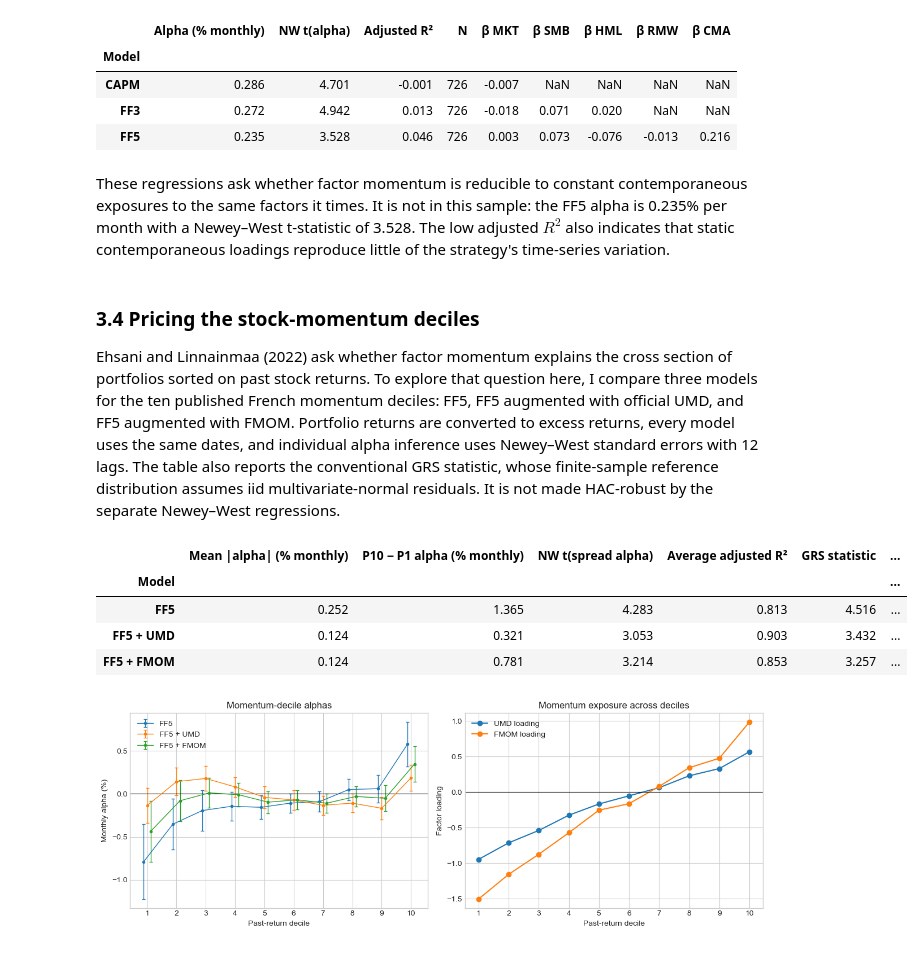
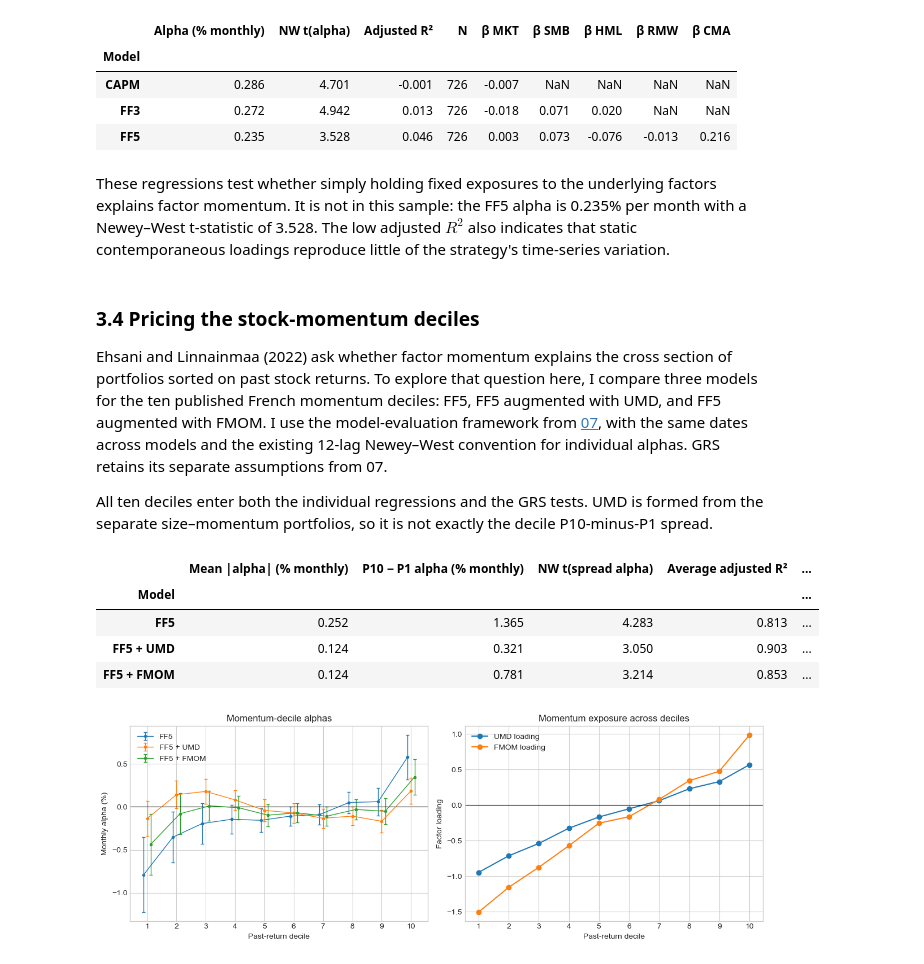
Before and after one commit to jacobkorsgaard/factor-asset-pricing-library, a Jupyter notebook: notebooks/08_momentum_in_asset_pricing.ipynb, the cells around one changed output. Drawn from its saved outputs; the diff is of its cells as text; code cells hidden in the pictures.

```diff
--- a/notebooks/08_momentum_in_asset_pricing.ipynb
+++ b/notebooks/08_momentum_in_asset_pricing.ipynb
@@ -153,11 +84,24 @@ Here each formation is held for one month. For a longer holding period $H$, the
 # %%
-# French publishes the monthly NYSE-breakpoint prior-(2,12) deciles.
-# This analyzes their payoffs. It cannot reproduce security-level assignments.
 momentum_deciles = load_french("momentum_deciles", RAW).loc["1951-01":"2024-12"]
+size_momentum = load_french("momentum_size", RAW).loc["1951-01":"2024-12"]
+assert len(size_momentum) == 888 and not size_momentum.isna().any().any()
 assert not momentum_deciles.isna().any().any()
-wml_frame = pd.DataFrame({"WML_long": momentum_deciles["P10"],
-                          "WML_short": momentum_deciles["P1"]})
-wml_frame["WML"] = wml_frame["WML_long"] - wml_frame["WML_short"]
-wml = wml_frame["WML"]
+
+# Use the same 2×3 factor construction as the other Fama–French factors.
+size_momentum_cells = size_momentum.rename_axis(columns="portfolio").reset_index().melt(
+    id_vars="date", value_name="ret"
+)
+size_momentum_cells["prior_return_group"] = size_momentum_cells["portfolio"].map({
+    "SmallLow": "Low", "SmallMiddle": "Middle", "SmallHigh": "High",
+    "BigLow": "Low", "BigMiddle": "Middle", "BigHigh": "High",
+})
+size_momentum_cells["size_group"] = size_momentum_cells["portfolio"].str.extract(r"^(Small|Big)", expand=False)
+umd_legs = fama_french_2x3_factor(
+    size_momentum_cells, size_col="size_group", characteristic_col="prior_return_group",
+    small="Small", big="Big", low="Low", middle="Middle", high="High", name="UMD",
+).set_index("date")
+constructed_umd = umd_legs["UMD"]
+expected_umd = .5 * (size_momentum["SmallHigh"] + size_momentum["BigHigh"]
+                     - size_momentum["SmallLow"] - size_momentum["BigLow"])
+assert np.allclose(constructed_umd, expected_umd)
 momentum_portfolios = momentum_deciles.rename(columns={f"P{i}": i for i in range(1, 11)}).rename_axis(columns="momentum_portfolio").reset_index().melt(id_vars="date", value_name="ret")
-display(sample_coverage(momentum_deciles))
@@ -242,7 +168,7 @@ models = {
     "FF3": ["MKT", "SMB", "HML"],
     "FF5": ["MKT", "SMB", "HML", "RMW", "CMA"],
 }
-stock_model_sample = pd.concat([umd, factors], axis=1).dropna()
+stock_model_sample = pd.concat([constructed_umd, factors], axis=1).dropna()
 stock_model_rows = []
 for model_name, regressors in models.items():
     fit = time_series_regression(stock_model_sample["UMD"], stock_model_sample[regressors], cov_type="HAC", hac_lags=12)
@@ -390,47 +325,51 @@ pd.DataFrame(fmom_model_rows).set_index("Model")
 | FF3 | 0.272 | 4.942 | 0.013 | 726 | -0.018 | 0.071 | 0.020 | NaN | NaN |
 | FF5 | 0.235 | 3.528 | 0.046 | 726 | 0.003 | 0.073 | -0.076 | -0.013 | 0.216 |
 # %% [markdown]
-These regressions ask whether factor momentum is reducible to constant contemporaneous exposures to the same factors it times. It is not in this sample: the FF5 alpha is 0.235% per month with a Newey–West t-statistic of 3.528. The low adjusted $R^2$ also indicates that static contemporaneous loadings reproduce little of the strategy's time-series variation.
+These regressions test whether simply holding fixed exposures to the underlying factors explains factor momentum. It is not in this sample: the FF5 alpha is 0.235% per month with a Newey–West t-statistic of 3.528. The low adjusted $R^2$ also indicates that static contemporaneous loadings reproduce little of the strategy's time-series variation.
 # %% [markdown]
 ### 3.4 Pricing the stock-momentum deciles
 
-Ehsani and Linnainmaa (2022) ask whether factor momentum explains the cross section of portfolios sorted on past stock returns. To explore that question here, I compare three models for the ten published French momentum deciles: FF5, FF5 augmented with official UMD, and FF5 augmented with FMOM. Portfolio returns are converted to excess returns, every model uses the same dates, and individual alpha inference uses Newey–West standard errors with 12 lags. The table also reports the conventional GRS statistic, whose finite-sample reference distribution assumes iid multivariate-normal residuals. It is not made HAC-robust by the separate Newey–West regressions.
+Ehsani and Linnainmaa (2022) ask whether factor momentum explains the cross section of portfolios sorted on past stock returns. To explore that question here, I compare three models for the ten published French momentum deciles: FF5, FF5 augmented with UMD, and FF5 augmented with FMOM. I use the model-evaluation framework from [07](07_asset_pricing_model_evaluation.ipynb), with the same dates across models and the existing 12-lag Newey–West convention for individual alphas. GRS retains its separate assumptions from 07.
+
+All ten deciles enter both the individual regressions and the GRS tests. UMD is formed from the separate size–momentum portfolios, so it is not exactly the decile P10-minus-P1 spread.
 # %%
-pricing_sample = pd.concat([momentum_deciles, risk_free, factors, umd, fmom.rename("FMOM")], axis=1).dropna()
+pricing_sample = pd.concat([momentum_deciles, risk_free, factors, constructed_umd, fmom.rename("FMOM")], axis=1).dropna()
 test_assets = pricing_sample[momentum_deciles.columns].sub(pricing_sample["RF"], axis=0)
 pricing_models = {
     "FF5": ["MKT", "SMB", "HML", "RMW", "CMA"],
     "FF5 + UMD": ["MKT", "SMB", "HML", "RMW", "CMA", "UMD"],
     "FF5 + FMOM": ["MKT", "SMB", "HML", "RMW", "CMA", "FMOM"],
 }
 pricing_results = {}
 pricing_rows = []
 spread = test_assets["P10"] - test_assets["P1"]
+grs_assets = test_assets
 for model_name, regressors in pricing_models.items():
     model_factors = pricing_sample[regressors]
     estimates = factor_regressions(test_assets, model_factors, cov_type="HAC", hac_lags=12)
     pricing_results[model_name] = estimates
     errors = pricing_error_summary(estimates)
     spread_fit = time_series_regression(spread, model_factors, cov_type="HAC", hac_lags=12)
-    grs = grs_test(test_assets, model_factors)
+    grs = grs_test(grs_assets, model_factors)
     pricing_rows.append({
         "Model": model_name,
         "Mean |alpha| (% monthly)": 100 * errors["mean_absolute_alpha"],
         "P10 − P1 alpha (% monthly)": 100 * spread_fit.params["const"],
         "NW t(spread alpha)": spread_fit.tvalues["const"],
         "Average adjusted R²": estimates["adjusted_r_squared"].mean(),
+        "GRS test portfolios": len(grs_assets.columns),
         "GRS statistic": grs["statistic"],
         "GRS p-value": grs["pvalue"],
         "N": grs["nobs"],
     })
 pricing_comparison = pd.DataFrame(pricing_rows).set_index("Model")
 pricing_comparison
 # %% [output]
-|  | Mean |alpha| (% monthly) | P10 − P1 alpha (% monthly) | NW t(spread alpha) | Average adjusted R² | GRS statistic | ... |
-| Model |  |  |  |  |  | ... |
-| FF5 | 0.252 | 1.365 | 4.283 | 0.813 | 4.516 | ... |
-| FF5 + UMD | 0.124 | 0.321 | 3.053 | 0.903 | 3.432 | ... |
-| FF5 + FMOM | 0.124 | 0.781 | 3.214 | 0.853 | 3.257 | ... |
+|  | Mean |alpha| (% monthly) | P10 − P1 alpha (% monthly) | NW t(spread alpha) | Average adjusted R² | ... |
+| Model |  |  |  |  | ... |
+| FF5 | 0.252 | 1.365 | 4.283 | 0.813 | ... |
+| FF5 + UMD | 0.124 | 0.321 | 3.050 | 0.903 | ... |
+| FF5 + FMOM | 0.124 | 0.781 | 3.214 | 0.853 | ... |
 # %%
 fig, axes = plt.subplots(1, 2, figsize=(12, 4.3))
 x = np.arange(1, 11)
```
Also changed, not shown: parts of 25 cells of this notebook, 14 other files.
